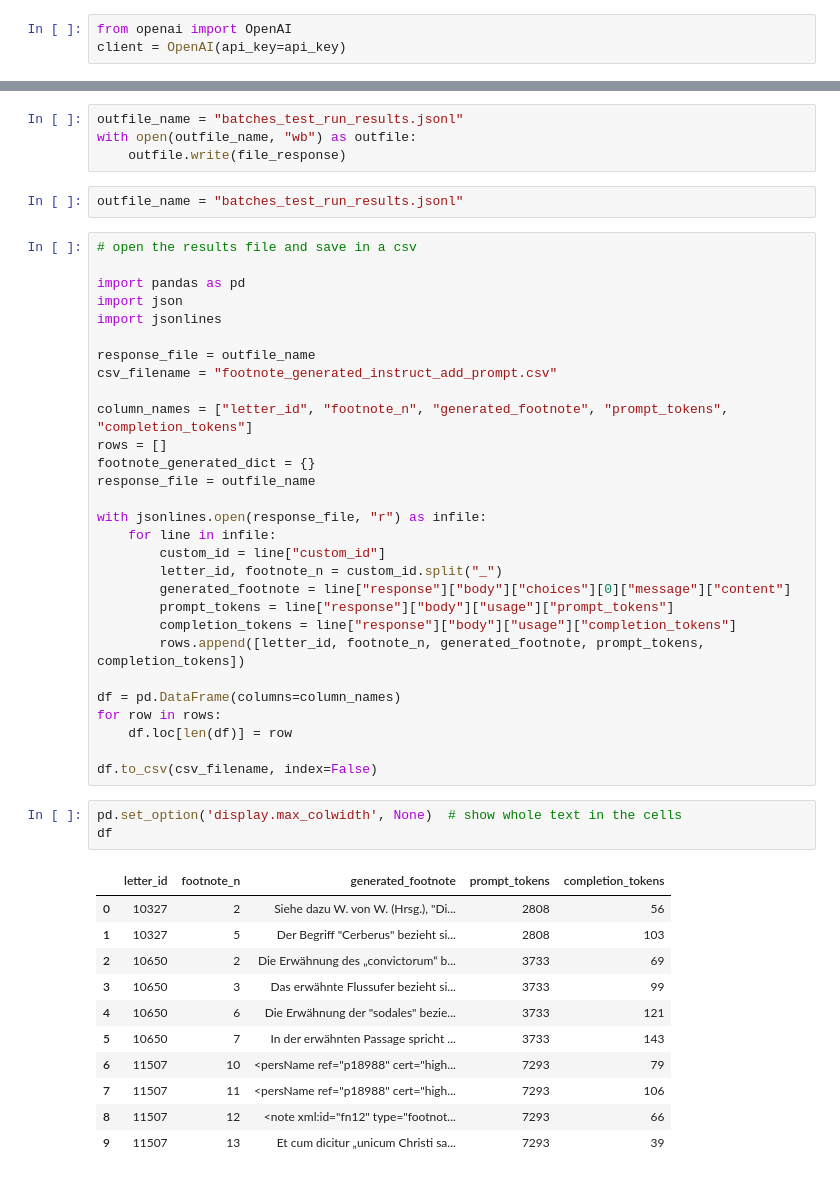
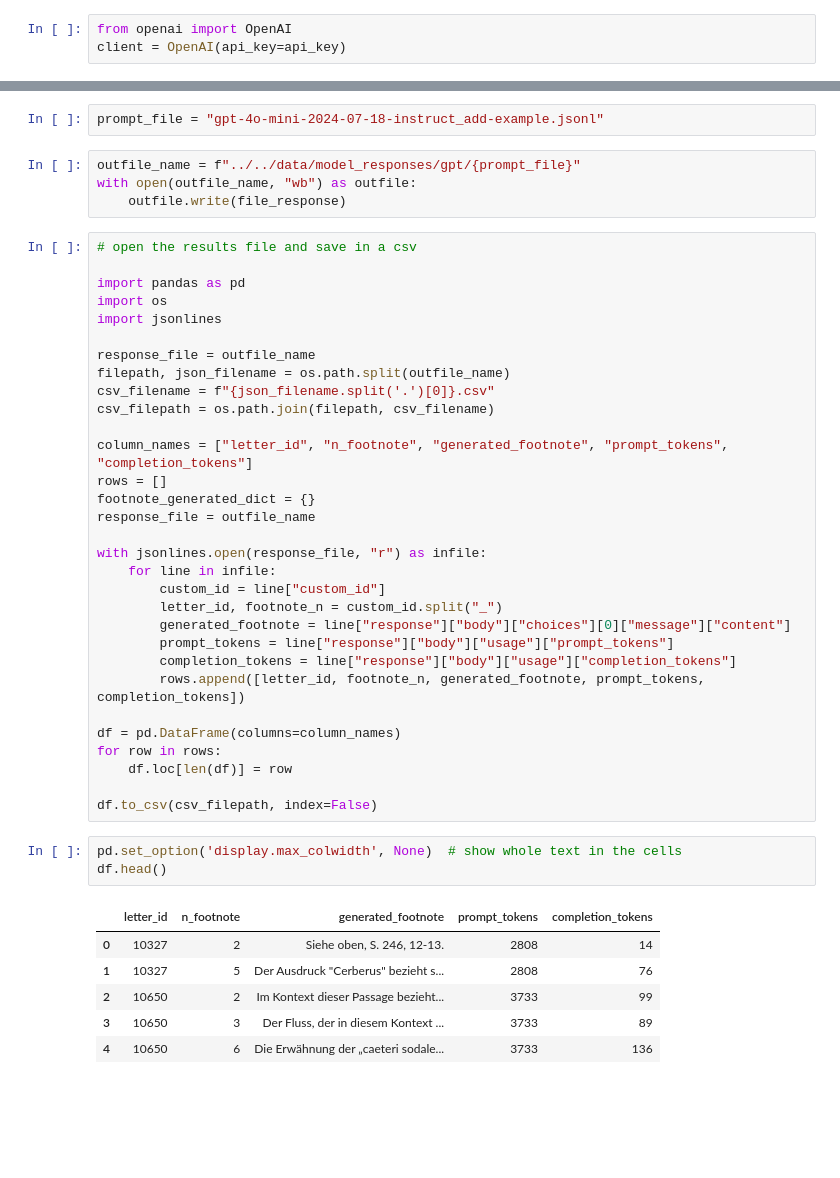
Before and after one commit to Boffl/BullingerDigitalLMFootnotes, a Jupyter notebook: generate_FNs_GPT/call_gpt.ipynb, the cells around one changed output, grey strips where cells are left out. Cells and saved outputs as stored; diff of their text form; blank space fills up the shorter version.

Commit message:
run batch tests

```diff
--- a/generate_FNs_GPT/call_gpt.ipynb
+++ b/generate_FNs_GPT/call_gpt.ipynb
@@ -705,23 +784,25 @@ if status == "completed":
     file_response = client.files.content(output_file_id).content
 # %% [output]
 completed
+# %%
+prompt_file = "gpt-4o-mini-2024-07-18-instruct_add-example.jsonl"
 # %%
-outfile_name = "batches_test_run_results.jsonl"
+outfile_name = f"../../data/model_responses/gpt/{prompt_file}"
 with open(outfile_name, "wb") as outfile:
     outfile.write(file_response)
-# %%
-outfile_name = "batches_test_run_results.jsonl"
 # %%
 # open the results file and save in a csv
 
 import pandas as pd
-import json
+import os
 import jsonlines
 
 response_file = outfile_name
-csv_filename = "footnote_generated_instruct_add_prompt.csv"
+filepath, json_filename = os.path.split(outfile_name)
+csv_filename = f"{json_filename.split('.')[0]}.csv"
+csv_filepath = os.path.join(filepath, csv_filename)
 
-column_names = ["letter_id", "footnote_n", "generated_footnote", "prompt_tokens", "completion_tokens"]
+column_names = ["letter_id", "n_footnote", "generated_footnote", "prompt_tokens", "completion_tokens"]
 rows = []
 footnote_generated_dict = {}
 response_file = outfile_name
@@ -739,19 +820,14 @@ df = pd.DataFrame(columns=column_names)
 for row in rows:
     df.loc[len(df)] = row
 
-df.to_csv(csv_filename, index=False)
+df.to_csv(csv_filepath, index=False)
 # %%
 pd.set_option('display.max_colwidth', None)  # show whole text in the cells
-df
+df.head()
 # %% [output]
-|  | letter_id | footnote_n | generated_footnote | prompt_tokens | completion_tokens |
-| 0 | 10327 | 2 | Siehe dazu W. von W. (Hrsg.), "Di... | 2808 | 56 |
-| 1 | 10327 | 5 | Der Begriff "Cerberus" bezieht si... | 2808 | 103 |
-| 2 | 10650 | 2 | Die Erwähnung des „convictorum“ b... | 3733 | 69 |
-| 3 | 10650 | 3 | Das erwähnte Flussufer bezieht si... | 3733 | 99 |
-| 4 | 10650 | 6 | Die Erwähnung der "sodales" bezie... | 3733 | 121 |
-| 5 | 10650 | 7 | In der erwähnten Passage spricht ... | 3733 | 143 |
-| 6 | 11507 | 10 | <persName ref="p18988" cert="high... | 7293 | 79 |
-| 7 | 11507 | 11 | <persName ref="p18988" cert="high... | 7293 | 106 |
-| 8 | 11507 | 12 | <note xml:id="fn12" type="footnot... | 7293 | 66 |
-| 9 | 11507 | 13 | Et cum dicitur „unicum Christi sa... | 7293 | 39 |
+|  | letter_id | n_footnote | generated_footnote | prompt_tokens | completion_tokens |
+| 0 | 10327 | 2 | Siehe oben, S. 246, 12-13. | 2808 | 14 |
+| 1 | 10327 | 5 | Der Ausdruck "Cerberus" bezieht s... | 2808 | 76 |
+| 2 | 10650 | 2 | Im Kontext dieser Passage bezieht... | 3733 | 99 |
+| 3 | 10650 | 3 | Der Fluss, der in diesem Kontext ... | 3733 | 89 |
+| 4 | 10650 | 6 | Die Erwähnung der „caeteri sodale... | 3733 | 136 |
```
Also changed, not shown: parts of 14 cells of this notebook, 2 other files.
